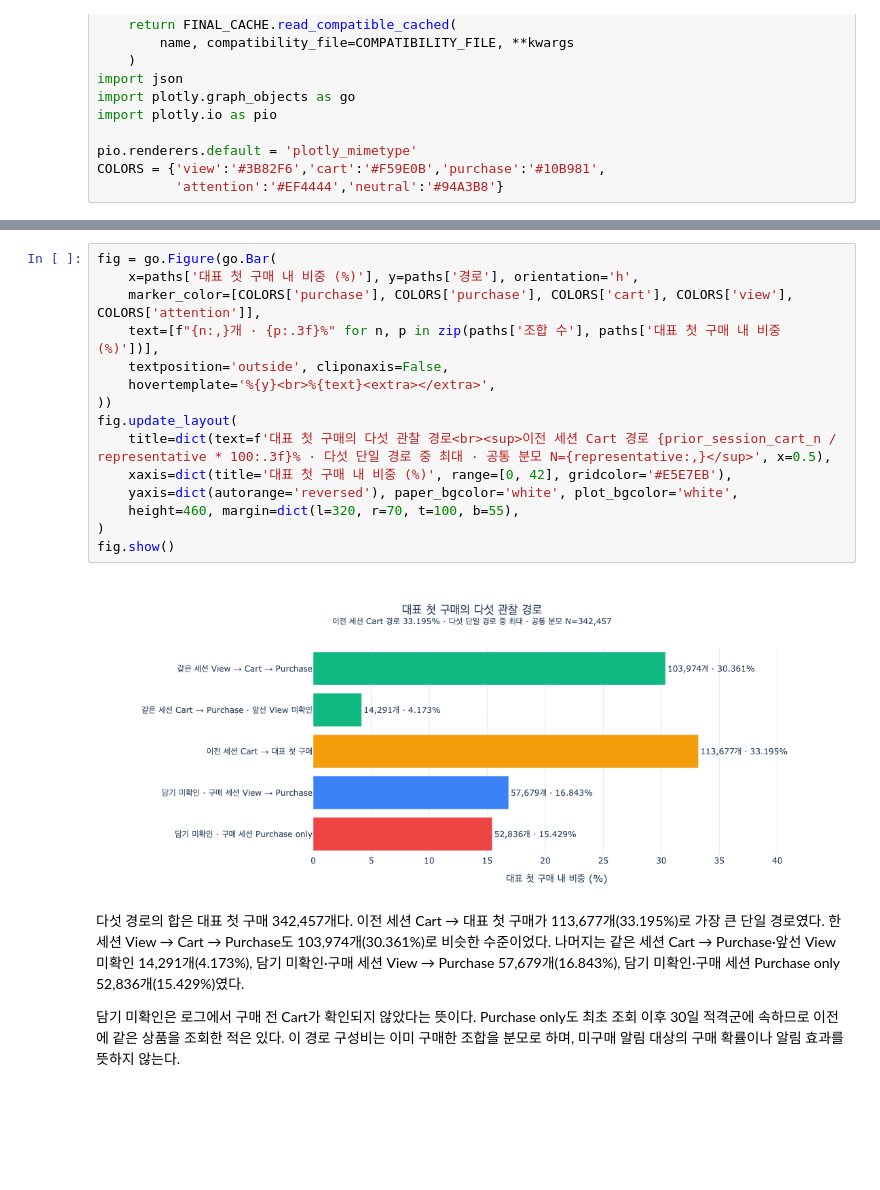
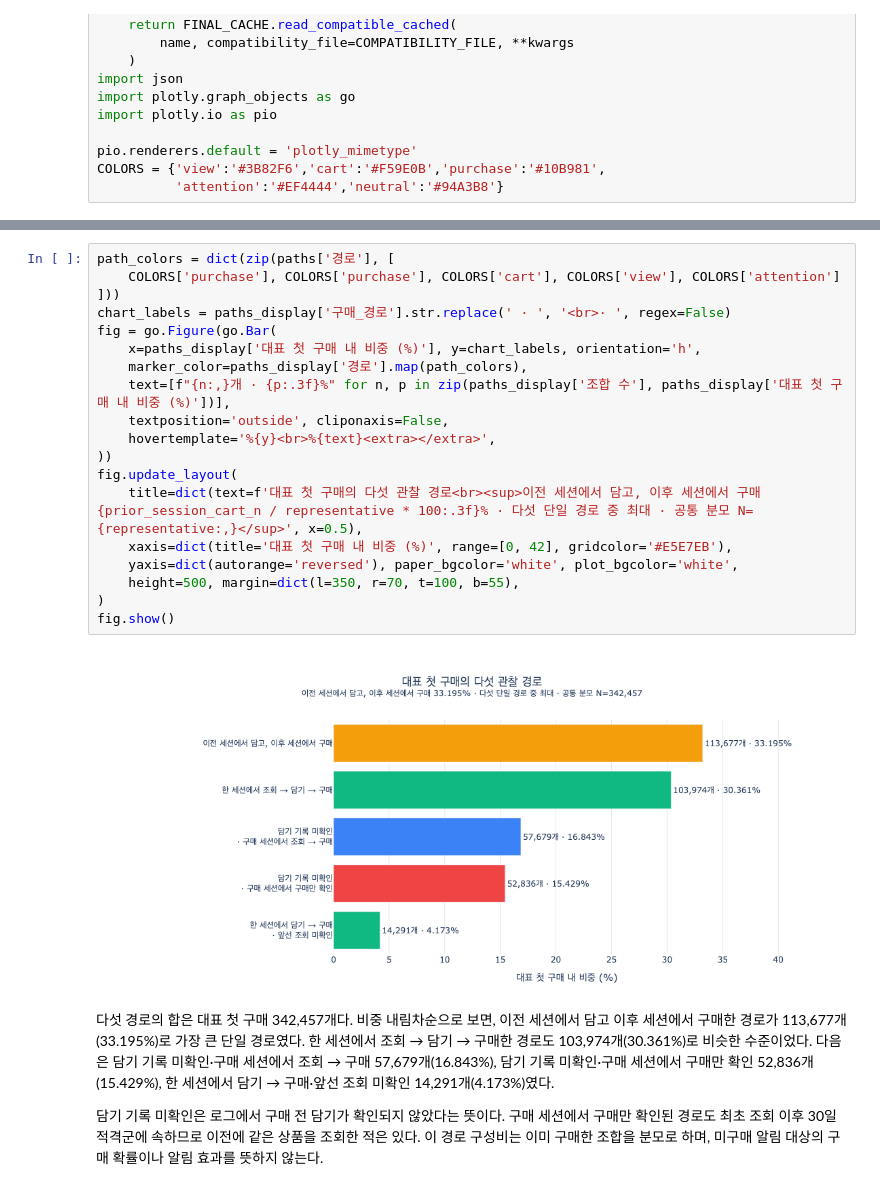
Before and after one commit to kth530/ecommerce_funnel_analysis, a Jupyter notebook: notebooks/04_eda.ipynb, the cells around one changed output, grey strips where cells are left out. Saved outputs shown, nothing was run; the diff lists cells and outputs as text; blank space fills up the shorter version.

```diff
--- a/notebooks/04_eda.ipynb
+++ b/notebooks/04_eda.ipynb
@@ -236,22 +277,26 @@ display(paths.round(3))
 # %%
+path_colors = dict(zip(paths['경로'], [
+    COLORS['purchase'], COLORS['purchase'], COLORS['cart'], COLORS['view'], COLORS['attention']
+]))
+chart_labels = paths_display['구매_경로'].str.replace(' · ', '<br>· ', regex=False)
 fig = go.Figure(go.Bar(
-    x=paths['대표 첫 구매 내 비중 (%)'], y=paths['경로'], orientation='h',
-    marker_color=[COLORS['purchase'], COLORS['purchase'], COLORS['cart'], COLORS['view'], COLORS['attention']],
-    text=[f"{n:,}개 · {p:.3f}%" for n, p in zip(paths['조합 수'], paths['대표 첫 구매 내 비중 (%)'])],
+    x=paths_display['대표 첫 구매 내 비중 (%)'], y=chart_labels, orientation='h',
+    marker_color=paths_display['경로'].map(path_colors),
+    text=[f"{n:,}개 · {p:.3f}%" for n, p in zip(paths_display['조합 수'], paths_display['대표 첫 구매 내 비중 (%)'])],
     textposition='outside', cliponaxis=False,
     hovertemplate='%{y}<br>%{text}<extra></extra>',
 ))
 fig.update_layout(
-    title=dict(text=f'대표 첫 구매의 다섯 관찰 경로<br><sup>이전 세션 Cart 경로 {prior_session_cart_n / representative * 100:.3f}% · 다섯 단일 경로 중 최대 · 공통 분모 N={representative:,}</sup>', x=0.5),
+    title=dict(text=f'대표 첫 구매의 다섯 관찰 경로<br><sup>이전 세션에서 담고, 이후 세션에서 구매 {prior_session_cart_n / representative * 100:.3f}% · 다섯 단일 경로 중 최대 · 공통 분모 N={representative:,}</sup>', x=0.5),
     xaxis=dict(title='대표 첫 구매 내 비중 (%)', range=[0, 42], gridcolor='#E5E7EB'),
     yaxis=dict(autorange='reversed'), paper_bgcolor='white', plot_bgcolor='white',
-    height=460, margin=dict(l=320, r=70, t=100, b=55),
+    height=500, margin=dict(l=350, r=70, t=100, b=55),
 )
 fig.show()
 # %% [output]
-[figure, old version]
+[figure, new version]
 # %% [markdown]
-다섯 경로의 합은 대표 첫 구매 342,457개다. 이전 세션 Cart → 대표 첫 구매가 113,677개(33.195%)로 가장 큰 단일 경로였다. 한 세션 View → Cart → Purchase도 103,974개(30.361%)로 비슷한 수준이었다. 나머지는 같은 세션 Cart → Purchase·앞선 View 미확인 14,291개(4.173%), 담기 미확인·구매 세션 View → Purchase 57,679개(16.843%), 담기 미확인·구매 세션 Purchase only 52,836개(15.429%)였다.
+다섯 경로의 합은 대표 첫 구매 342,457개다. 비중 내림차순으로 보면, 이전 세션에서 담고 이후 세션에서 구매한 경로가 113,677개(33.195%)로 가장 큰 단일 경로였다. 한 세션에서 조회 → 담기 → 구매한 경로도 103,974개(30.361%)로 비슷한 수준이었다. 다음은 담기 기록 미확인·구매 세션에서 조회 → 구매 57,679개(16.843%), 담기 기록 미확인·구매 세션에서 구매만 확인 52,836개(15.429%), 한 세션에서 담기 → 구매·앞선 조회 미확인 14,291개(4.173%)였다.
 
-담기 미확인은 로그에서 구매 전 Cart가 확인되지 않았다는 뜻이다. Purchase only도 최초 조회 이후 30일 적격군에 속하므로 이전에 같은 상품을 조회한 적은 있다. 이 경로 구성비는 이미 구매한 조합을 분모로 하며, 미구매 알림 대상의 구매 확률이나 알림 효과를 뜻하지 않는다.
+담기 기록 미확인은 로그에서 구매 전 담기가 확인되지 않았다는 뜻이다. 구매 세션에서 구매만 확인된 경로도 최초 조회 이후 30일 적격군에 속하므로 이전에 같은 상품을 조회한 적은 있다. 이 경로 구성비는 이미 구매한 조합을 분모로 하며, 미구매 알림 대상의 구매 확률이나 알림 효과를 뜻하지 않는다.
 # %% [markdown]
```
Also changed, not shown: parts of 23 cells of this notebook, 6 other files.
